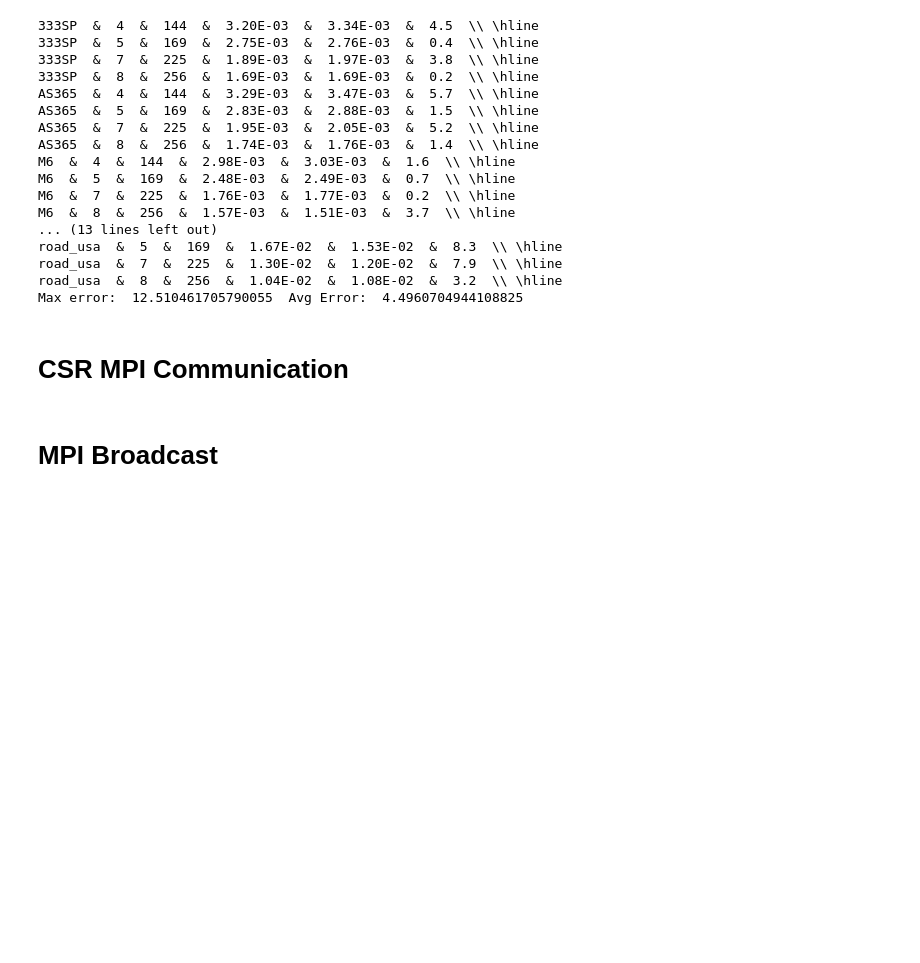
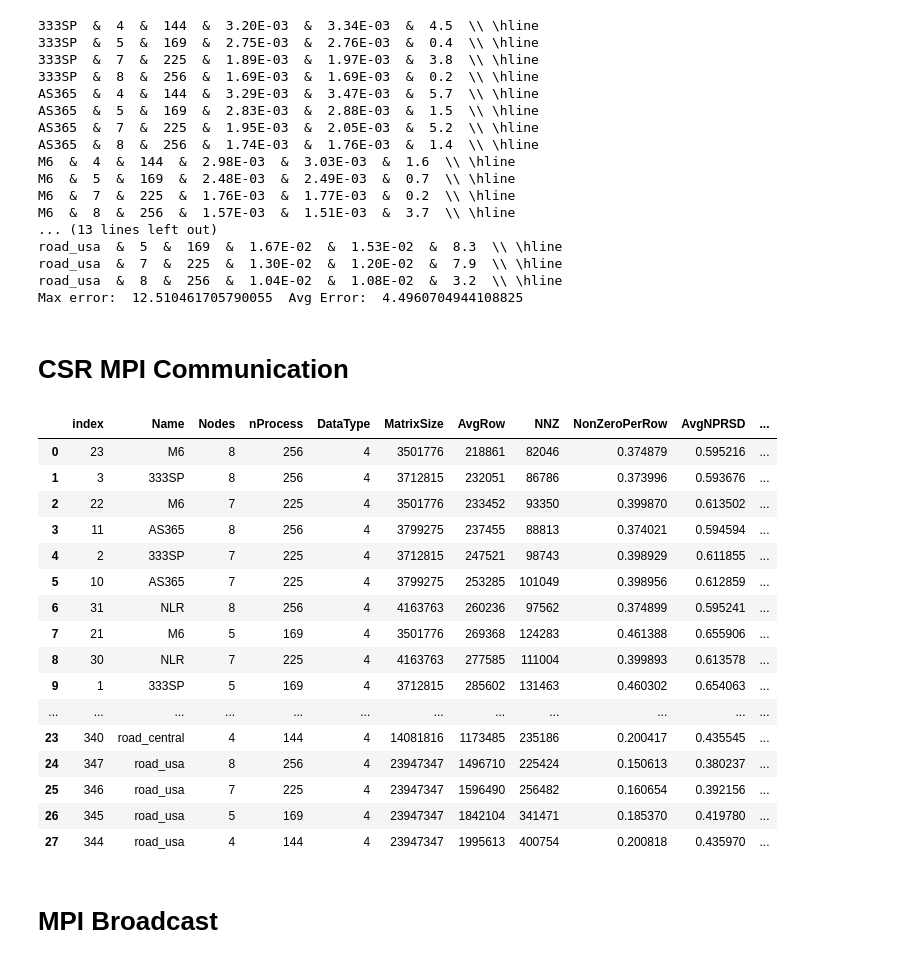
Before and after one commit to marufdsi/ConferencePapers, a Jupyter notebook: ICPP2021/PlotsGenerator.ipynb, the cells around one changed output. Drawn from its saved outputs; the diff is of its cells as text; code cells hidden in the pictures; blank space fills up the shorter version.

```diff
--- a/ICPP2021/PlotsGenerator.ipynb
+++ b/ICPP2021/PlotsGenerator.ipynb
@@ -1060,6 +1060,26 @@ road_usa  &  8  &  256  &  1.04E-02  &  1.08E-02  &  3.2  \\ \hline
 Max error:  12.510461705790055  Avg Error:  4.4960704944108825
 # %% [markdown]
 # CSR MPI Communication
+# %%
+csr_2d_test_data
+# %% [output]
+|  | index | Name | Nodes | nProcess | DataType | MatrixSize | AvgRow | NNZ | NonZeroPerRow | AvgNPRSD | ... |
+| 0 | 23 | M6 | 8 | 256 | 4 | 3501776 | 218861 | 82046 | 0.374879 | 0.595216 | ... |
+| 1 | 3 | 333SP | 8 | 256 | 4 | 3712815 | 232051 | 86786 | 0.373996 | 0.593676 | ... |
+| 2 | 22 | M6 | 7 | 225 | 4 | 3501776 | 233452 | 93350 | 0.399870 | 0.613502 | ... |
+| 3 | 11 | AS365 | 8 | 256 | 4 | 3799275 | 237455 | 88813 | 0.374021 | 0.594594 | ... |
+| 4 | 2 | 333SP | 7 | 225 | 4 | 3712815 | 247521 | 98743 | 0.398929 | 0.611855 | ... |
+| 5 | 10 | AS365 | 7 | 225 | 4 | 3799275 | 253285 | 101049 | 0.398956 | 0.612859 | ... |
+| 6 | 31 | NLR | 8 | 256 | 4 | 4163763 | 260236 | 97562 | 0.374899 | 0.595241 | ... |
+| 7 | 21 | M6 | 5 | 169 | 4 | 3501776 | 269368 | 124283 | 0.461388 | 0.655906 | ... |
+| 8 | 30 | NLR | 7 | 225 | 4 | 4163763 | 277585 | 111004 | 0.399893 | 0.613578 | ... |
+| 9 | 1 | 333SP | 5 | 169 | 4 | 3712815 | 285602 | 131463 | 0.460302 | 0.654063 | ... |
+| ... | ... | ... | ... | ... | ... | ... | ... | ... | ... | ... | ... |
+| 23 | 340 | road_central | 4 | 144 | 4 | 14081816 | 1173485 | 235186 | 0.200417 | 0.435545 | ... |
+| 24 | 347 | road_usa | 8 | 256 | 4 | 23947347 | 1496710 | 225424 | 0.150613 | 0.380237 | ... |
+| 25 | 346 | road_usa | 7 | 225 | 4 | 23947347 | 1596490 | 256482 | 0.160654 | 0.392156 | ... |
+| 26 | 345 | road_usa | 5 | 169 | 4 | 23947347 | 1842104 | 341471 | 0.185370 | 0.419780 | ... |
+| 27 | 344 | road_usa | 4 | 144 | 4 | 23947347 | 1995613 | 400754 | 0.200818 | 0.435970 | ... |
 # %% [markdown]
 # MPI Broadcast
 # %%
```
Also changed, not shown: 2 other files.
